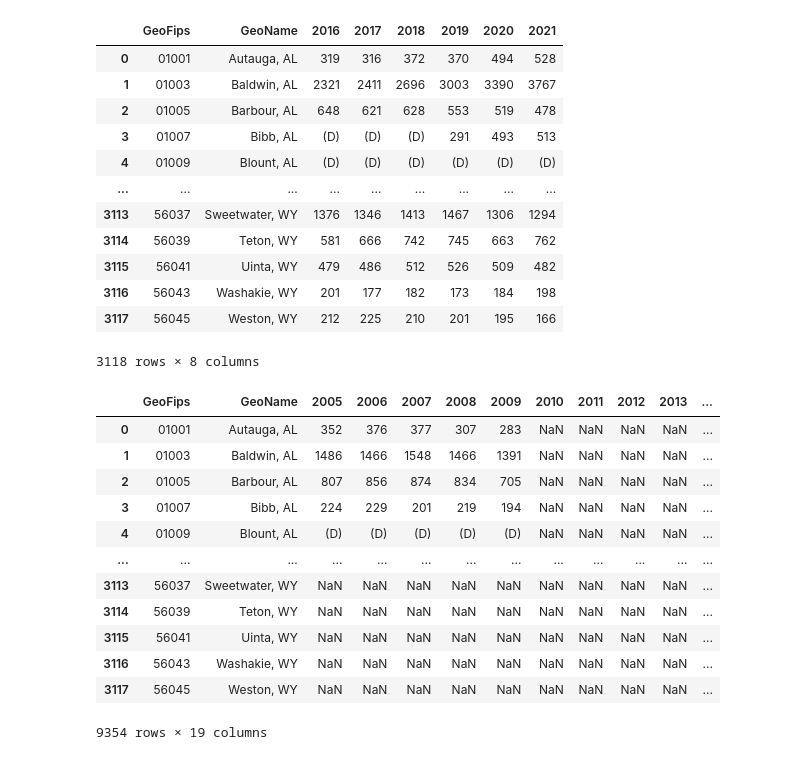
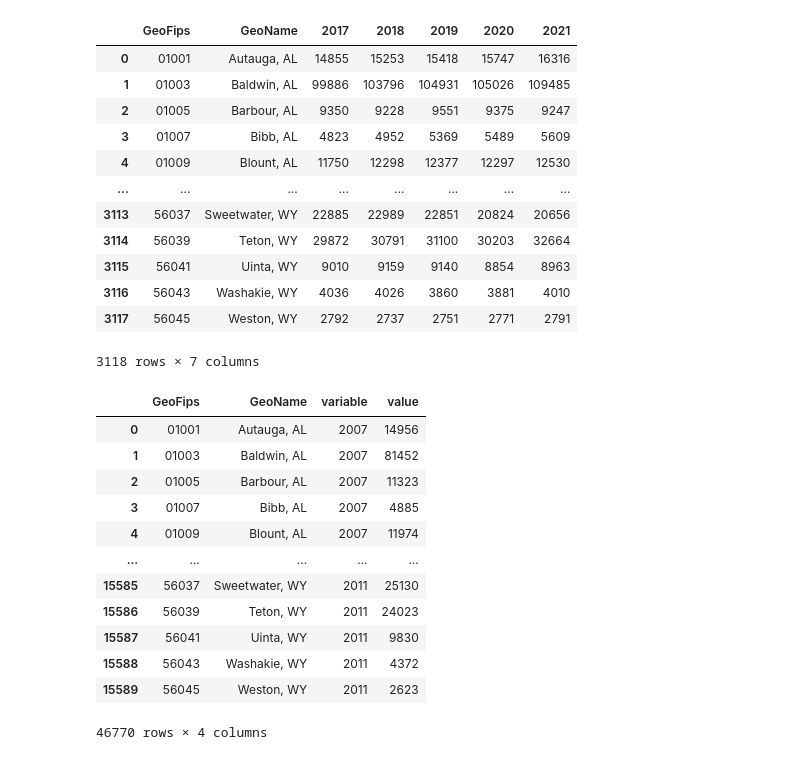
Before and after one commit to franciscouranga52/franciscouranga52-20230508-Nearshoring-Liu-Uranga, a Jupyter notebook: 2.6. Refine jobs data by county - US.ipynb, the cells around one changed output. Cells and saved outputs as stored; diff of their text form; code cells hidden in the pictures.

```diff
--- a/2.6. Refine jobs data by county - US.ipynb
+++ b/2.6. Refine jobs data by county - US.ipynb
@@ -5,6 +5,6 @@ import numpy as np
 import re
 # %%
 #open manufacturing workers data
-df1 = pd.read_csv("data/employment-by-count-US-2005-2009-raw.csv", skiprows=3)
-df2 = pd.read_csv("data/employment-by-count-US-2010-2015-raw.csv", skiprows=3)
-df3 = pd.read_csv("data/employment-by-count-US-2016-2021-raw.csv", skiprows=3)
+df1 = pd.read_csv("data/employment-by-count-US-2007-2011-raw.csv", skiprows=3)
+df2 = pd.read_csv("data/employment-by-count-US-2012-2016-raw.csv", skiprows=3)
+df3 = pd.read_csv("data/employment-by-count-US-2017-2021-raw.csv", skiprows=3)
@@ -48,37 +32,43 @@ df1.tail(20)
 # %%
 #drop final rows
-df1 = df1.drop([3118,3119,3120,3121,3122,3123,3124,3125,3126,3127,3128,3129,3130])
-df2 = df2.drop([3118,3119,3120,3121,3122,3123,3124,3125,3126,3127,3128,3129,3130])
-df3 = df3.drop([3118,3119,3120,3121,3122,3123,3124,3125,3126,3127,3128,3129,3130])
+df1 = df1.drop([3118,3119,3120,3121,3122,3123,3124,3125,3126,3127,3128,3129])
+df2 = df2.drop([3118,3119,3120,3121,3122,3123,3124,3125,3126,3127,3128,3129])
+df3 = df3.drop([3118,3119,3120,3121,3122,3123,3124,3125,3126,3127,3128,3129])
 df3
 # %% [output]
-|  | GeoFips | GeoName | 2016 | 2017 | 2018 | 2019 | 2020 | 2021 |
-| 0 | 01001 | Autauga, AL | 319 | 316 | 372 | 370 | 494 | 528 |
-| 1 | 01003 | Baldwin, AL | 2321 | 2411 | 2696 | 3003 | 3390 | 3767 |
-| 2 | 01005 | Barbour, AL | 648 | 621 | 628 | 553 | 519 | 478 |
-| 3 | 01007 | Bibb, AL | (D) | (D) | (D) | 291 | 493 | 513 |
-| 4 | 01009 | Blount, AL | (D) | (D) | (D) | (D) | (D) | (D) |
-| ... | ... | ... | ... | ... | ... | ... | ... | ... |
-| 3113 | 56037 | Sweetwater, WY | 1376 | 1346 | 1413 | 1467 | 1306 | 1294 |
-| 3114 | 56039 | Teton, WY | 581 | 666 | 742 | 745 | 663 | 762 |
-| 3115 | 56041 | Uinta, WY | 479 | 486 | 512 | 526 | 509 | 482 |
-| 3116 | 56043 | Washakie, WY | 201 | 177 | 182 | 173 | 184 | 198 |
-| 3117 | 56045 | Weston, WY | 212 | 225 | 210 | 201 | 195 | 166 |
+|  | GeoFips | GeoName | 2017 | 2018 | 2019 | 2020 | 2021 |
+| 0 | 01001 | Autauga, AL | 14855 | 15253 | 15418 | 15747 | 16316 |
+| 1 | 01003 | Baldwin, AL | 99886 | 103796 | 104931 | 105026 | 109485 |
+| 2 | 01005 | Barbour, AL | 9350 | 9228 | 9551 | 9375 | 9247 |
+| 3 | 01007 | Bibb, AL | 4823 | 4952 | 5369 | 5489 | 5609 |
+| 4 | 01009 | Blount, AL | 11750 | 12298 | 12377 | 12297 | 12530 |
+| ... | ... | ... | ... | ... | ... | ... | ... |
+| 3113 | 56037 | Sweetwater, WY | 22885 | 22989 | 22851 | 20824 | 20656 |
+| 3114 | 56039 | Teton, WY | 29872 | 30791 | 31100 | 30203 | 32664 |
+| 3115 | 56041 | Uinta, WY | 9010 | 9159 | 9140 | 8854 | 8963 |
+| 3116 | 56043 | Washakie, WY | 4036 | 4026 | 3860 | 3881 | 4010 |
+| 3117 | 56045 | Weston, WY | 2792 | 2737 | 2751 | 2771 | 2791 |
-3118 rows × 8 columns
+3118 rows × 7 columns
+# %%
+#untidy data
+df1_melted = pd.melt(df1, id_vars=["GeoFips","GeoName"]).copy()
+df2_melted = pd.melt(df1, id_vars=["GeoFips","GeoName"]).copy()
+df3_melted = pd.melt(df1, id_vars=["GeoFips","GeoName"]).copy()
 # %%
-df = pd.concat([df1,df2,df3], axis = 0)
+#concat data
+df = pd.concat([df1_melted,df2_melted,df3_melted], axis = 0)
 df
 # %% [output]
-|  | GeoFips | GeoName | 2005 | 2006 | 2007 | 2008 | 2009 | 2010 | 2011 | 2012 | 2013 | ... |
-| 0 | 01001 | Autauga, AL | 352 | 376 | 377 | 307 | 283 | NaN | NaN | NaN | NaN | ... |
-| 1 | 01003 | Baldwin, AL | 1486 | 1466 | 1548 | 1466 | 1391 | NaN | NaN | NaN | NaN | ... |
-| 2 | 01005 | Barbour, AL | 807 | 856 | 874 | 834 | 705 | NaN | NaN | NaN | NaN | ... |
-| 3 | 01007 | Bibb, AL | 224 | 229 | 201 | 219 | 194 | NaN | NaN | NaN | NaN | ... |
-| 4 | 01009 | Blount, AL | (D) | (D) | (D) | (D) | (D) | NaN | NaN | NaN | NaN | ... |
-| ... | ... | ... | ... | ... | ... | ... | ... | ... | ... | ... | ... | ... |
-| 3113 | 56037 | Sweetwater, WY | NaN | NaN | NaN | NaN | NaN | NaN | NaN | NaN | NaN | ... |
-| 3114 | 56039 | Teton, WY | NaN | NaN | NaN | NaN | NaN | NaN | NaN | NaN | NaN | ... |
-| 3115 | 56041 | Uinta, WY | NaN | NaN | NaN | NaN | NaN | NaN | NaN | NaN | NaN | ... |
-| 3116 | 56043 | Washakie, WY | NaN | NaN | NaN | NaN | NaN | NaN | NaN | NaN | NaN | ... |
-| 3117 | 56045 | Weston, WY | NaN | NaN | NaN | NaN | NaN | NaN | NaN | NaN | NaN | ... |
+|  | GeoFips | GeoName | variable | value |
+| 0 | 01001 | Autauga, AL | 2007 | 14956 |
+| 1 | 01003 | Baldwin, AL | 2007 | 81452 |
+| 2 | 01005 | Barbour, AL | 2007 | 11323 |
+| 3 | 01007 | Bibb, AL | 2007 | 4885 |
+| 4 | 01009 | Blount, AL | 2007 | 11974 |
+| ... | ... | ... | ... | ... |
+| 15585 | 56037 | Sweetwater, WY | 2011 | 25130 |
+| 15586 | 56039 | Teton, WY | 2011 | 24023 |
+| 15587 | 56041 | Uinta, WY | 2011 | 9830 |
+| 15588 | 56043 | Washakie, WY | 2011 | 4372 |
+| 15589 | 56045 | Weston, WY | 2011 | 2623 |
-9354 rows × 19 columns
+46770 rows × 4 columns
```
Also changed, not shown: parts of 32 cells of this notebook, 6 other files.
